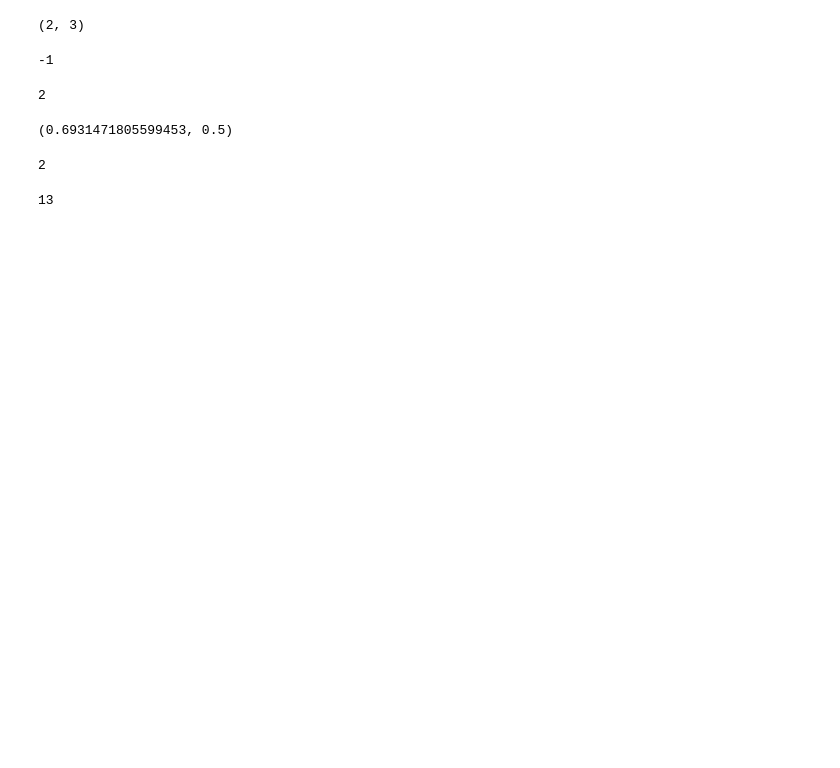
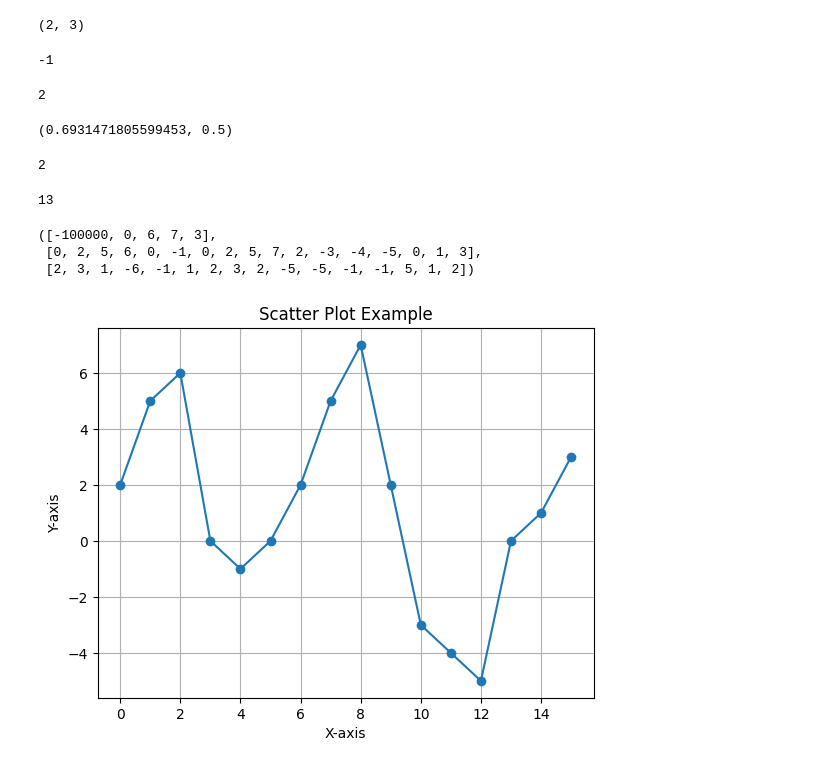
Before and after one commit to Therealchainman/archive-cp, a Jupyter notebook: notebooks/june_2023.ipynb, the cells around one changed output. Saved outputs shown, nothing was run; the diff lists cells and outputs as text; code cells hidden in the pictures; blank space fills up the shorter version.

```diff
--- a/notebooks/june_2023.ipynb
+++ b/notebooks/june_2023.ipynb
@@ -89,3 +89,53 @@ x, math.exp(-x)
 2+2+3+3+3
 # %% [output]
 13
+# %%
+from itertools import accumulate
+arr = [2, 3, 1, -6, -1, 1, 2, 3, 2, -5, -5, -1, -1, 5, 1, 2]
+psum = list(accumulate(arr, initial = 0))
+# %%
+cands = [-100_000, 0]
+cur = 0
+for x in psum[1:]:
+    if x < 0:
+        if cur > 0:
+          cands.append(cur)
+        cur = 0
+    else:
+        cur = max(cur, x)
+if cur > 0:
+    cands.append(cur)
+cands, psum, arr
+# %% [output]
+([-100000, 0, 6, 7, 3],
+ [0, 2, 5, 6, 0, -1, 0, 2, 5, 7, 2, -3, -4, -5, 0, 1, 3],
+ [2, 3, 1, -6, -1, 1, 2, 3, 2, -5, -5, -1, -1, 5, 1, 2])
+# %%
+import matplotlib.pyplot as plt
+def graph(i):
+  x = list(range(len(arr)))
+  y = []
+  cur = 0
+  flag = False
+  for n in arr:
+      if cur >= cands[i]:
+         flag = True
+      cur += n
+      if flag and cur < cands[i]:
+          cur = cands[i]
+      y.append(cur)
+  # Creating the scatter plot
+  plt.plot(x, y, marker = 'o', linestyle = '-')
+  plt.grid(True)
+
+  # Adding labels and title
+  plt.xlabel('X-axis')
+  plt.ylabel('Y-axis')
+  plt.title('Scatter Plot Example')
+
+  # Displaying the plot
+  plt.show()
+# %%
+graph(0)
+# %% [output]
+[figure, added]
```
Also changed, not shown: parts of 4 cells of this notebook, 4 other files.
